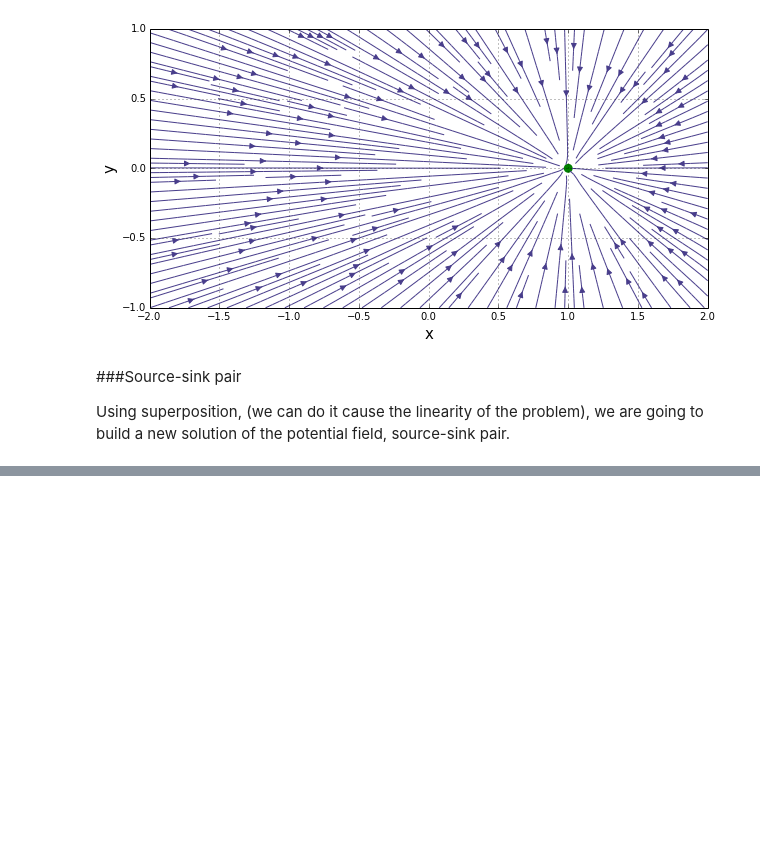
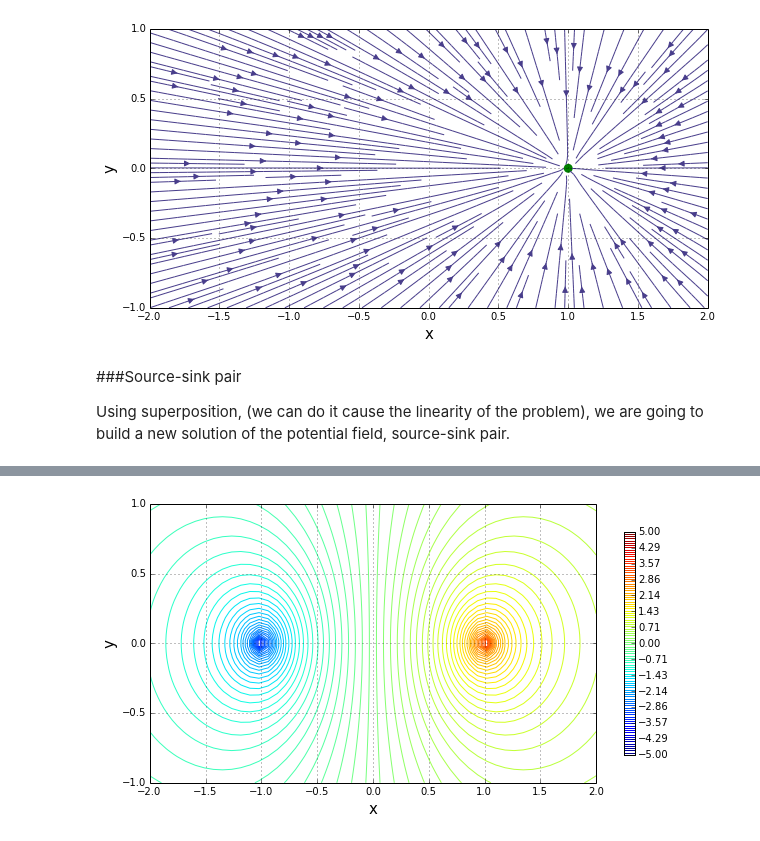
Before and after one commit to engamohd/AeroPython, a Jupyter notebook: my_codes/lesson01_mc.ipynb, the cells around one changed output, grey strips where cells are left out. Saved outputs shown, nothing was run; the diff lists cells and outputs as text; code cells hidden in the pictures; blank space fills up the shorter version.

Commit message:
Adding potential lines to lesson01
Changing minor details in the text.
Adding potential lines to lesson01
Creating ipynb for lesson01

```diff
--- a/my_codes/lesson01_mc.ipynb
+++ b/my_codes/lesson01_mc.ipynb
@@ -144,0 +165,27 @@ pyplot.streamplot(X, Y, u_pair, v_pair, density=2, linewidth=1, arrowsize=1.2, a
+# %%
+#Let's calculate the potential
+
+R_src = ((X-x_source)**2 + (Y-y_source)**2)**(1./2.)
+R_sink = ((X-x_sink)**2 + (Y-y_sink)**2)**(1./2.)
+
+phi_source = strength_source/(2*pi) * numpy.log(R_src)
+phi_sink = strength_sink/(2*pi) * numpy.log(R_sink)
+
+phi_pair = phi_source + phi_sink
+# %%
+#Now plotting the potential lines using contour()
+pyplot.figure(figsize=(10,5))      #set plot size
+pyplot.grid(True)                  #plot the grid
+
+pyplot.xlim(x_start, x_end)        #set x-lim
+pyplot.ylim(y_start, y_end)        #set y-lim
+pyplot.xlabel('x', fontsize=15)    #set x-label
+pyplot.ylabel('y', fontsize=15)    #set y-label
+
+levels = numpy.linspace(-5., 5., 100)
+
+pyplot.contour(X, Y, phi_pair, levels)
+cb=pyplot.colorbar(shrink=0.8)
+cb.set_ticks(numpy.linspace(-5., 5., 15))
+# %% [output]
+[figure, added]
```
Also changed, not shown: parts of 5 cells of this notebook, 1 other file.
